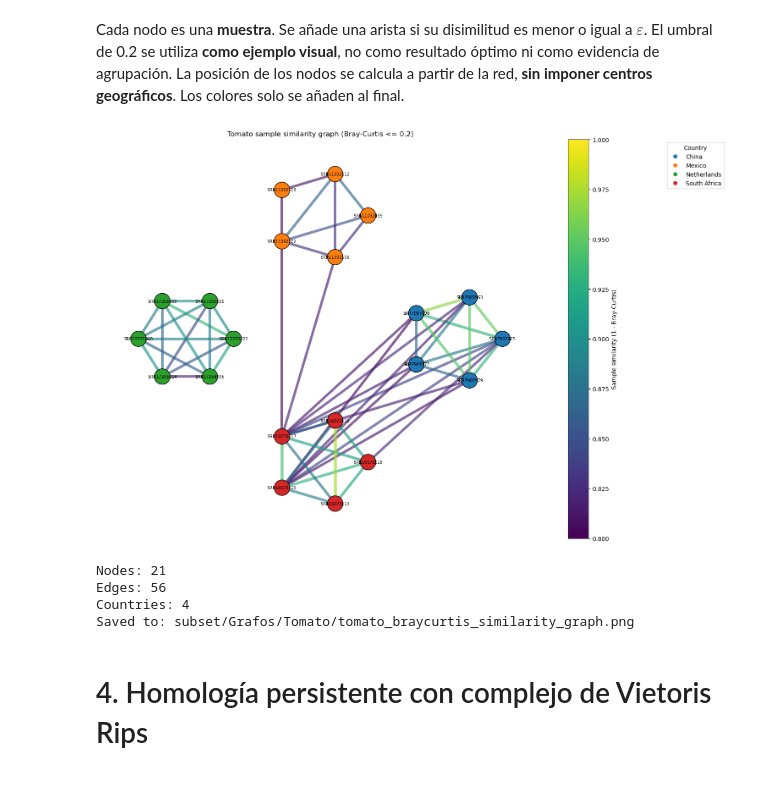
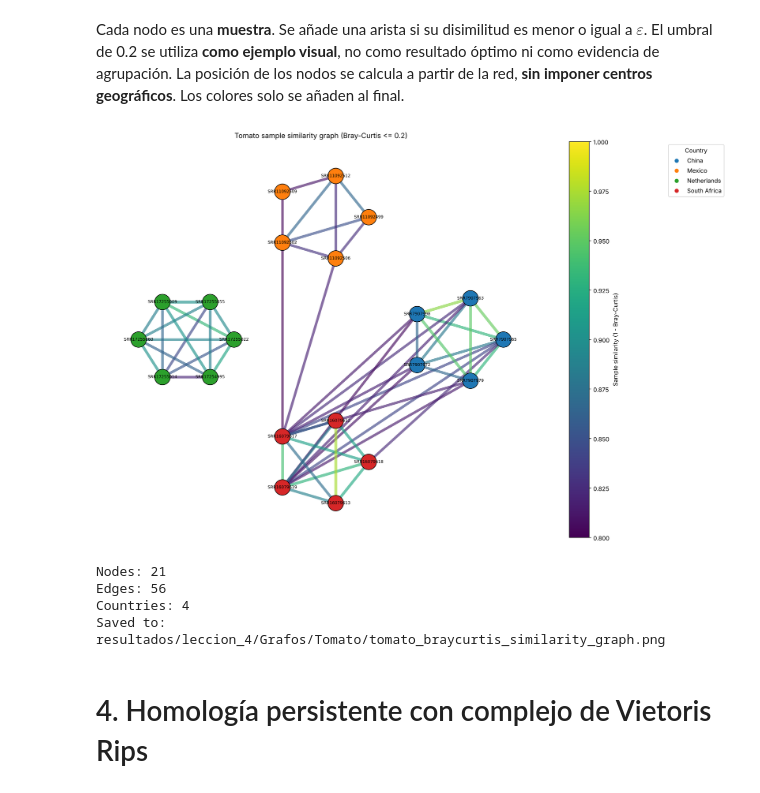
Before and after one commit to MicroAgroBiome/Curso_Invierno_2026, a Jupyter notebook: notebooks/leccion04_TDA_v2.ipynb, the cells around one changed output. Drawn from its saved outputs; the diff is of its cells as text; code cells hidden in the pictures.

```diff
--- a/notebooks/leccion04_TDA_v2.ipynb
+++ b/notebooks/leccion04_TDA_v2.ipynb
@@ -49,7 +71,7 @@ Vamos a cargar los datos sobre presencia de diferentes microorganismos en planta
 # %%
 # Definir de donde salen los datos
 
-workdir = "subset"
+workdir = SUBSET_PATH  # definido en la celda de Setup
 
 # Mostrar los archivos disponibles
 print(os.listdir(workdir))
@@ -59,8 +81,8 @@ print(os.listdir(workdir))
 # 1. Lectura y exploración de datos
 # %%
 #| label: l4-cargar-datos
-# Establecer la ruta del archivo BIOM (asegúrate de cambiarlo a tu ruta local)
-BIOM_PATH= archivo = os.path.join(workdir, "taller_genus.biom")
+# Ruta del archivo BIOM (carpeta definida en la celda de Setup)
+BIOM_PATH = os.path.join(workdir, "taller_genus.biom")
 
 # Cargar la tabla BIOM
 table = biom.load_table(BIOM_PATH)
@@ -522,39 +545,39 @@ nx.draw_networkx_labels(
 ax.legend(
     handles=[
         plt.Line2D([], [], marker='o', linestyle='', color=country_palette[country], label=country)
         for country in country_names
     ],
     title='Country', loc='upper left', bbox_to_anchor=(1.28, 1.0)
 )
 if edge_similarities:
     edge_mapper = plt.cm.ScalarMappable(
         norm=plt.Normalize(vmin=1 - max_braycurtis_distance, vmax=1),
         cmap=plt.cm.viridis
     )
     fig.colorbar(edge_mapper, ax=ax, label='Sample similarity (1 - Bray-Curtis)')
 ax.set_title(
     f'Tomato sample similarity graph (Bray-Curtis <= {max_braycurtis_distance})'
 )
 ax.axis('off')
 fig.tight_layout()
 
-graph_dir = os.path.join(workdir, 'Grafos', 'Tomato')
+graph_dir = os.path.join(RESULTS_PATH, 'Grafos', 'Tomato')
 os.makedirs(graph_dir, exist_ok=True)
 save_path = os.path.join(graph_dir, 'tomato_braycurtis_similarity_graph.png')
 fig.savefig(save_path, bbox_inches='tight', dpi=150)
 plt.show()
 plt.close(fig)
 
 print(f'Nodes: {tomato_sample_graph.number_of_nodes()}')
 print(f'Edges: {tomato_sample_graph.number_of_edges()}')
 print(f'Countries: {len(country_names)}')
 print(f'Saved to: {save_path}')
 # %% [output]
-[figure, old version]
+[figure, new version]
 Nodes: 21
 Edges: 56
 Countries: 4
-Saved to: subset/Grafos/Tomato/tomato_braycurtis_similarity_graph.png
+Saved to: resultados/leccion_4/Grafos/Tomato/tomato_braycurtis_similarity_graph.png
 # %% [markdown]
 # 4. Homología persistente con complejo de Vietoris Rips
 # %% [markdown]
```
Also changed, not shown: parts of 17 cells of this notebook, 3 other files.
